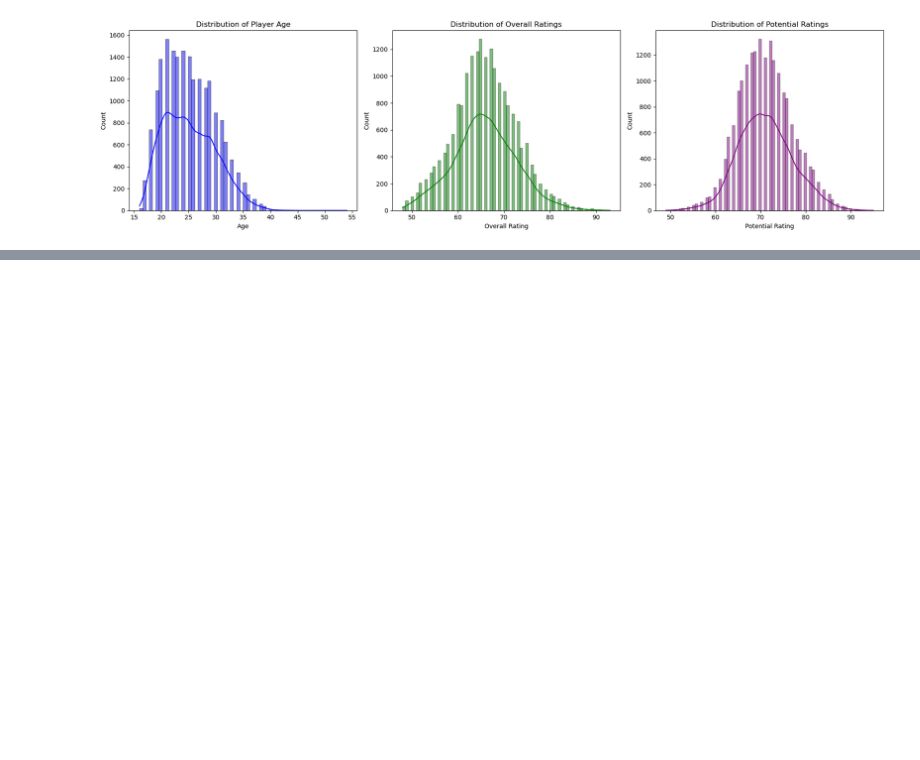
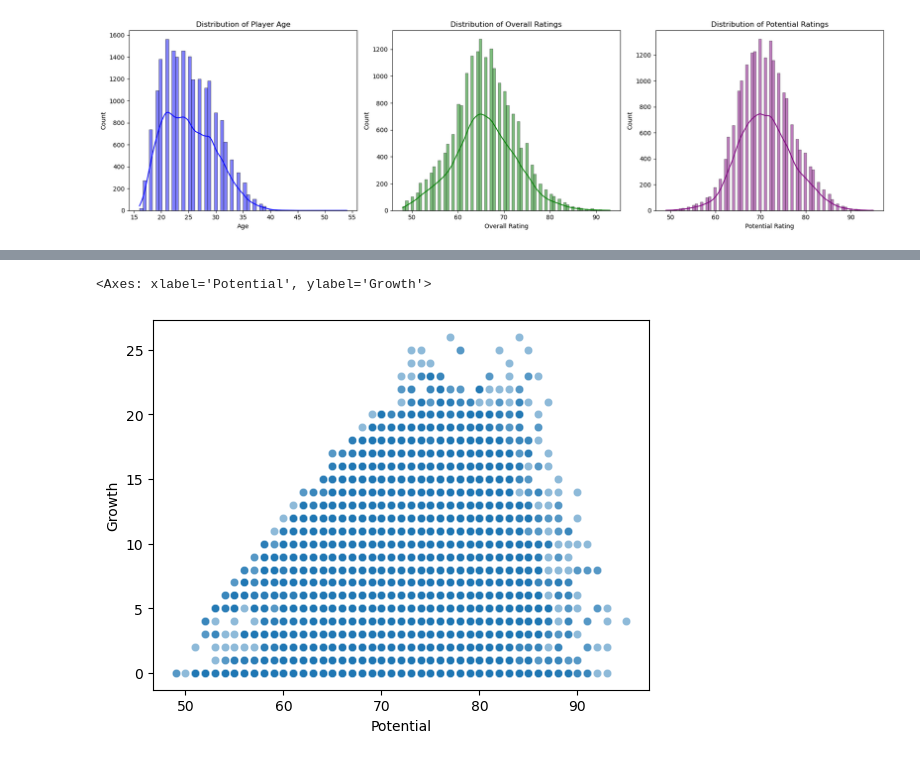
Before and after one commit to MackiGumle/ZSU, a Jupyter notebook: Project1/main.ipynb, the cells around one changed output, grey strips where cells are left out. Cells and saved outputs as stored; diff of their text form; code cells hidden in the pictures; blank space fills up the shorter version.

```diff
--- a/Project1/main.ipynb
+++ b/Project1/main.ipynb
@@ -122,0 +182,7 @@ plt.show()
+# %%
+# sns.pairplot(df_main, diag_kind='kde', corner=True, markers='o', plot_kws={'alpha': 0.5})
+# Which players have the highest growth potential and could represent high-value acquisitions for clubs looking to invest in future talent?
+sns.scatterplot(x='Potential', y='Growth', data=df_main, alpha=0.5)
+# %% [output]
+<Axes: xlabel='Potential', ylabel='Growth'>
+[figure, added]
```
Also changed, not shown: parts of 11 cells of this notebook.
